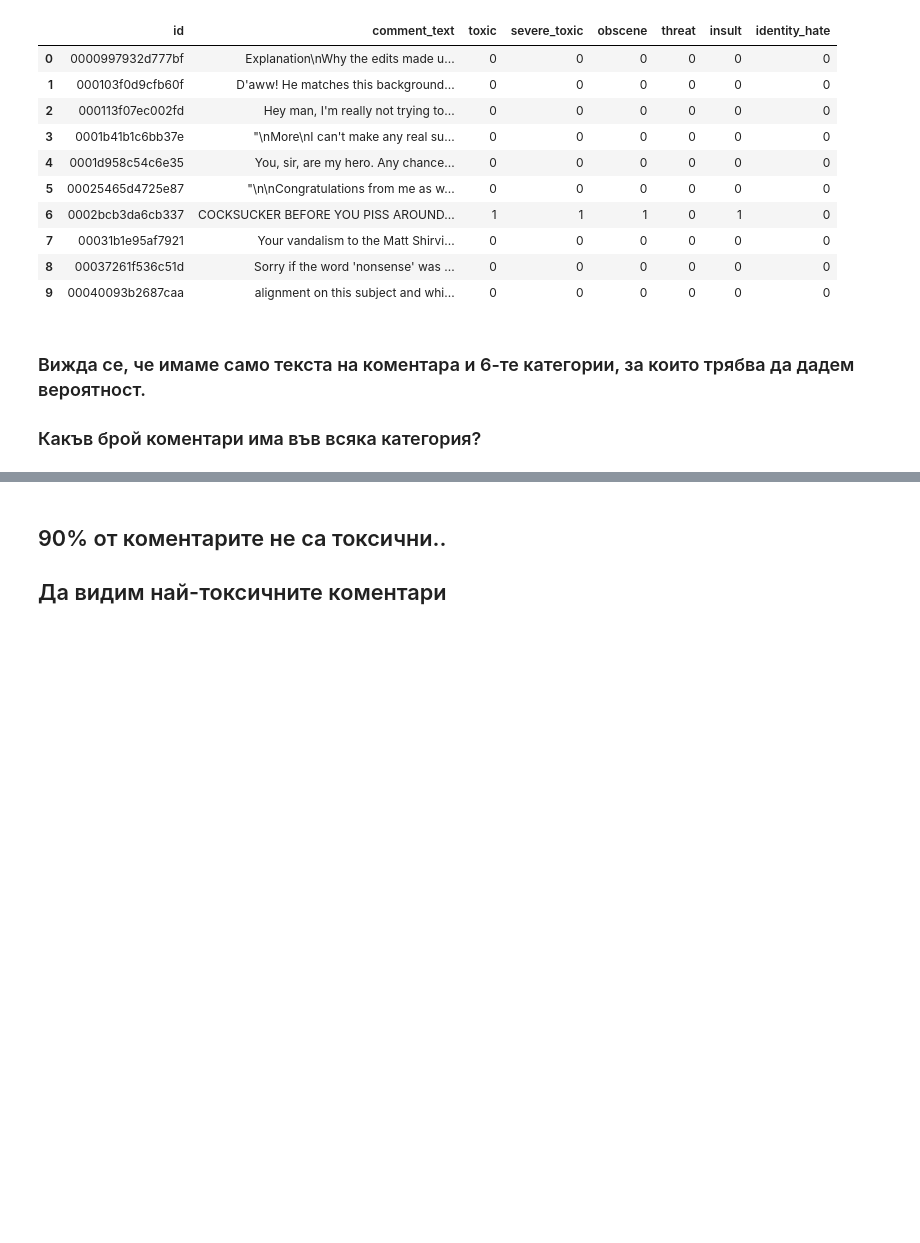
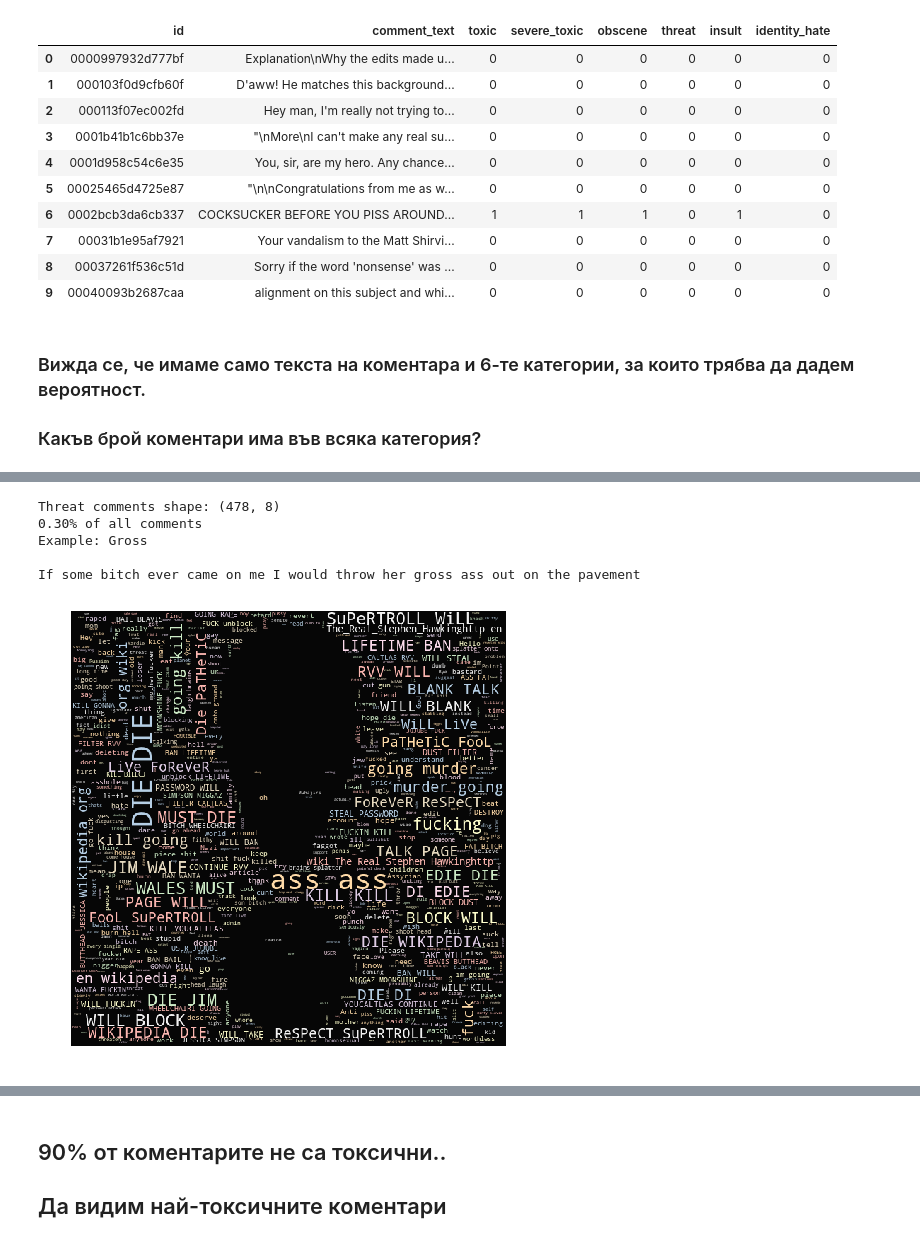
Before and after one commit to VladimirAnaniev/Toxic-Comments-Classification, a Jupyter notebook: Notebooks/Data Exploration.ipynb, the cells around one changed output, grey strips where cells are left out. Drawn from its saved outputs; the diff is of its cells as text; code cells hidden in the pictures; blank space fills up the shorter version.

```diff
--- a/Notebooks/Data Exploration.ipynb
+++ b/Notebooks/Data Exploration.ipynb
@@ -116,0 +85,11 @@ Identity hate comments shape:  (1405, 8)
+# %%
+threat = train[train.threat == 1]
+show_data(threat, 'Threat')
+plot_wordcloud_mask(threat.comment_text, '../Images/exclem.jpg')
+# %% [output]
+Threat comments shape: (478, 8)
+0.30% of all comments
+Example: Gross
+
+If some bitch ever came on me I would throw her gross ass out on the pavement
+[figure, added]
```
Also changed, not shown: parts of 17 cells of this notebook, 11 other files.
